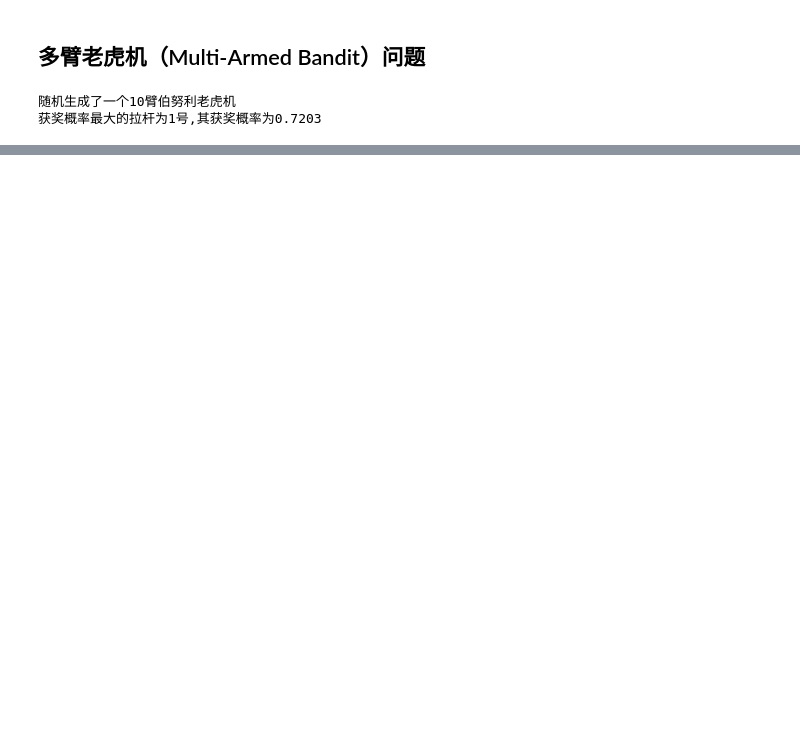
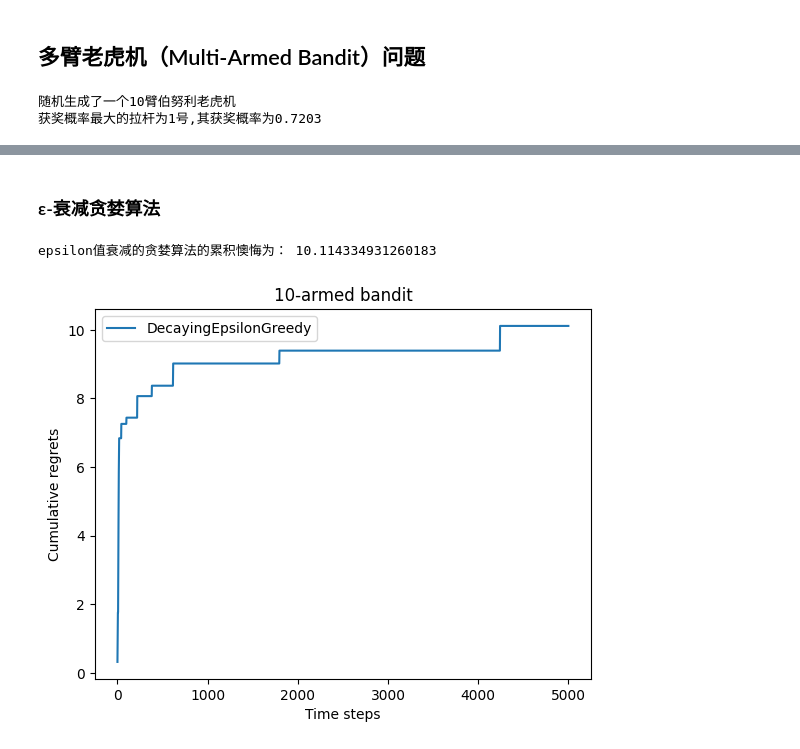
Before and after one commit to hyyyyyyz/rl_coding, a Jupyter notebook: MAB.ipynb, the cells around one changed output, grey strips where cells are left out. Cells and saved outputs as stored; diff of their text form; code cells hidden in the pictures; blank space fills up the shorter version.

```diff
--- a/MAB.ipynb
+++ b/MAB.ipynb
@@ -78,0 +116,31 @@ class EpsilonGreedy(Solver):
+# %% [markdown]
+### ε-衰减贪婪算法
+# %%
+class DecayingEpsilonGreedy(Solver):
+    """ epsilon值随时间衰减的epsilon-贪婪算法,继承Solver类 """
+    def __init__(self, bandit, init_prob=1.0):
+        super(DecayingEpsilonGreedy, self).__init__(bandit)
+        self.estimates = np.array([init_prob] * self.bandit.K)
+        self.total_count = 0
+
+    def run_one_step(self):
+        self.total_count += 1
+        if np.random.random() < 1 / self.total_count:  # epsilon值随时间衰减
+            k = np.random.randint(0, self.bandit.K)
+        else:
+            k = np.argmax(self.estimates)
+
+        r = self.bandit.step(k)
+        self.estimates[k] += 1. / (self.counts[k] + 1) * (r - self.estimates[k])
+
+        return k
+
+
+np.random.seed(1)
+decaying_epsilon_greedy_solver = DecayingEpsilonGreedy(bandit_10_arm)
+decaying_epsilon_greedy_solver.run(5000)
+print('epsilon值衰减的贪婪算法的累积懊悔为：', decaying_epsilon_greedy_solver.regret)
+plot_results([decaying_epsilon_greedy_solver], ["DecayingEpsilonGreedy"])
+# %% [output]
+epsilon值衰减的贪婪算法的累积懊悔为： 10.114334931260183
+[figure, added]
```
Also changed, not shown: parts of 7 cells of this notebook, 1 other file.
